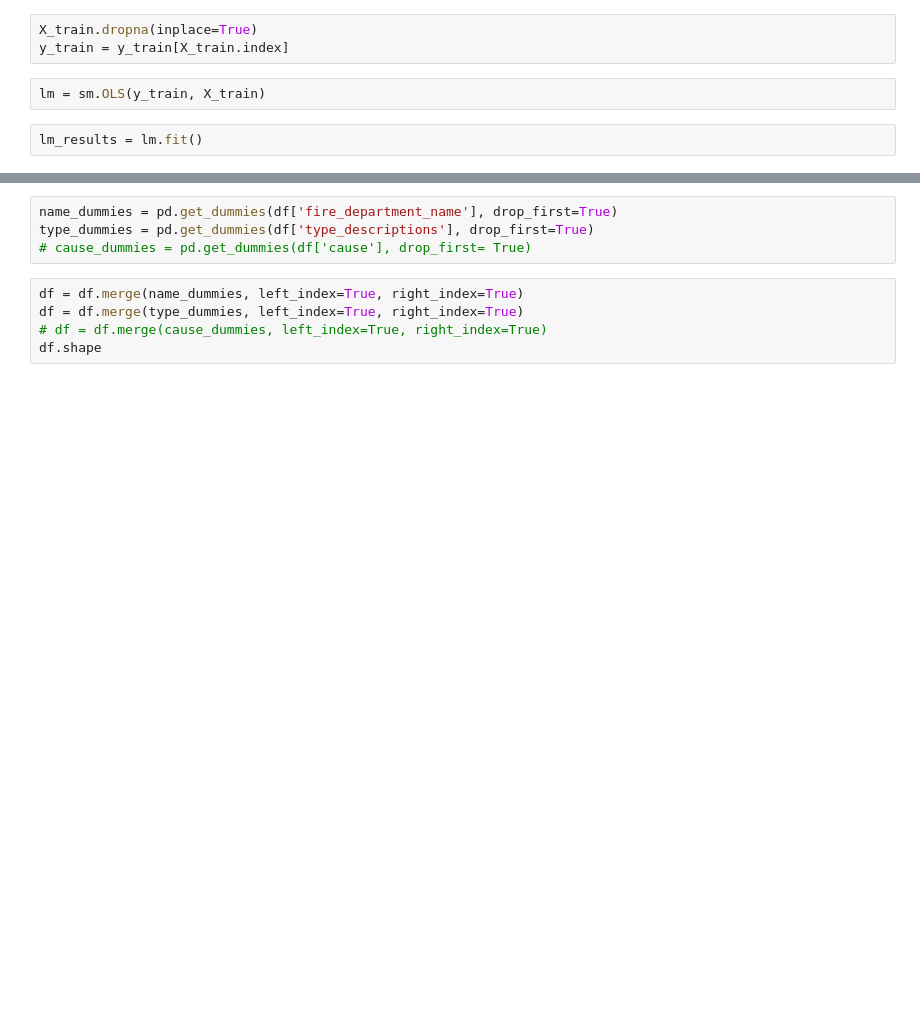
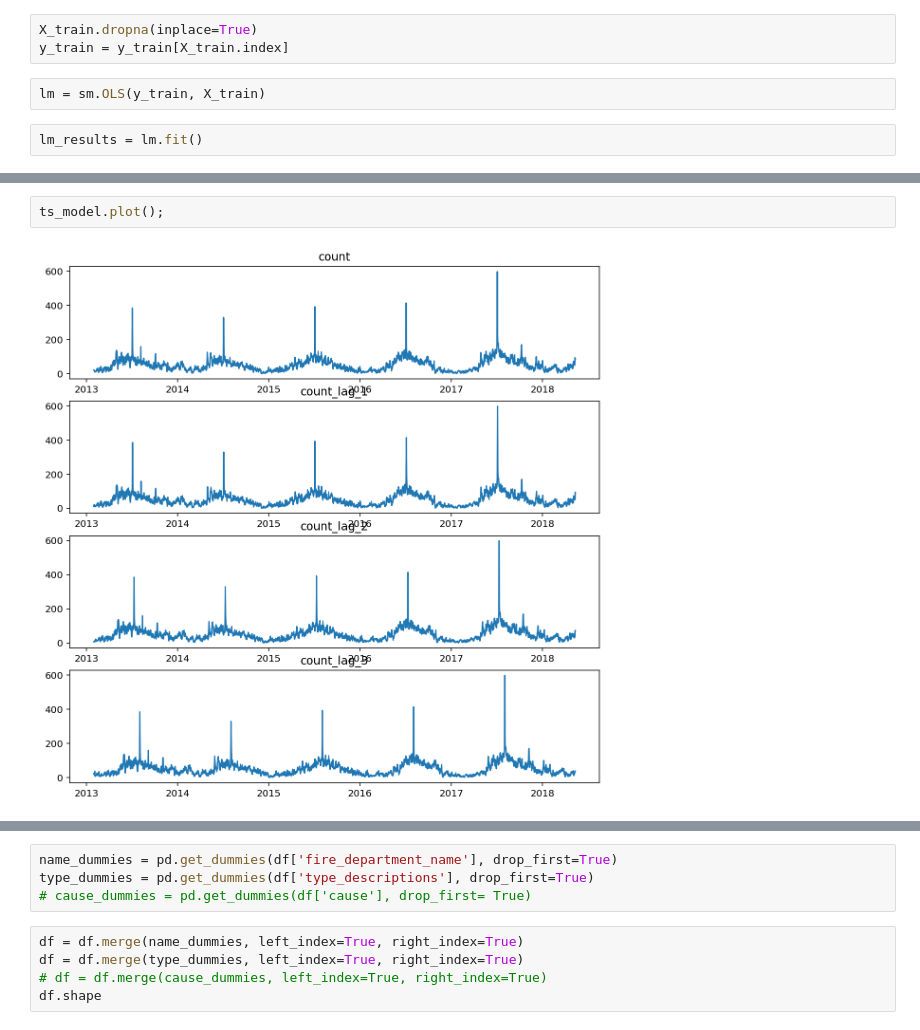
Before and after one commit to Davidloku1234567/Cal_Fire, a Jupyter notebook: cal_fire_data_w.ipynb, the cells around one changed output, grey strips where cells are left out. Cells and saved outputs as stored; diff of their text form; blank space fills up the shorter version.

```diff
--- a/cal_fire_data_w.ipynb
+++ b/cal_fire_data_w.ipynb
@@ -314,0 +416,4 @@ No handles with labels found to put in legend.
+# %%
+ts_model.plot();
+# %% [output]
+[figure, added]
```
Also changed, not shown: parts of 41 cells of this notebook, 1 other file.
